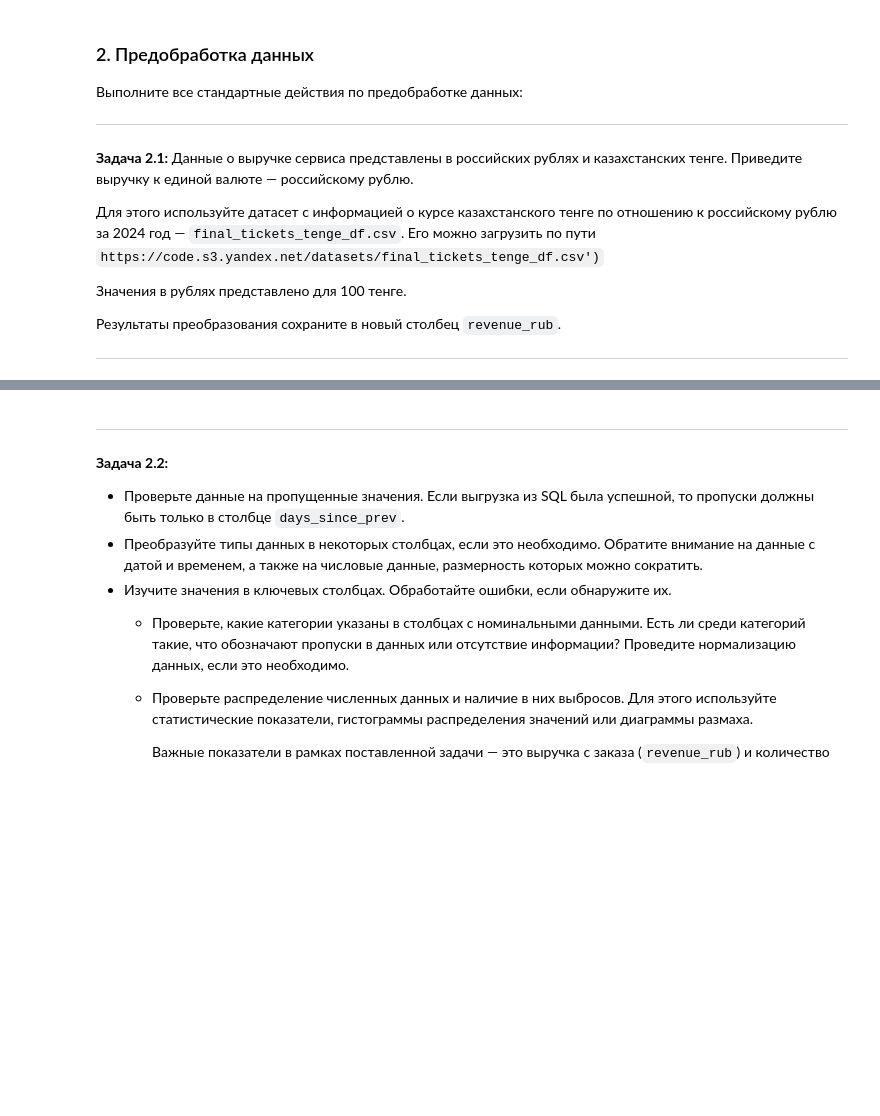
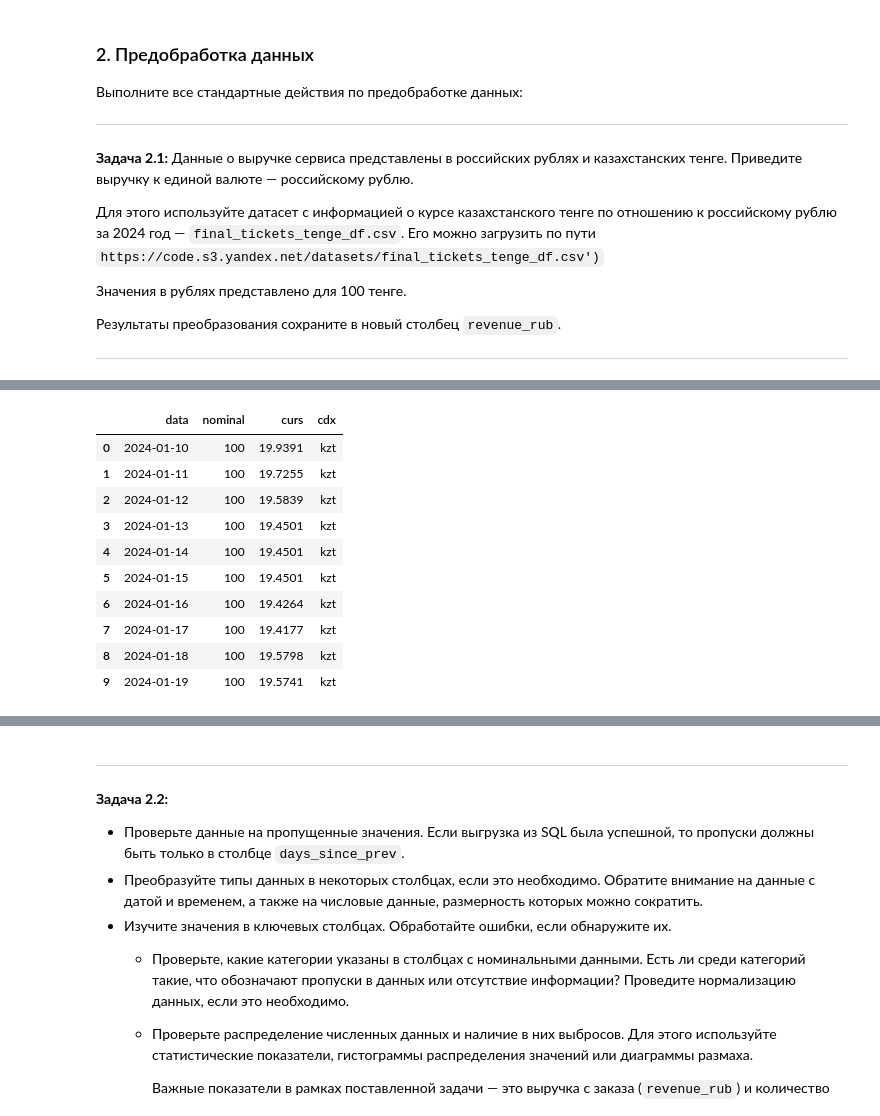
Before and after one commit to mrromanivanov/afisha_yandex_analysis, a Jupyter notebook: afisha_Ivanov_Roman.ipynb, the cells around one changed output, grey strips where cells are left out. Drawn from its saved outputs; the diff is of its cells as text; code cells hidden in the pictures; blank space fills up the shorter version.

```diff
--- a/afisha_Ivanov_Roman.ipynb
+++ b/afisha_Ivanov_Roman.ipynb
@@ -191,3 +276,7 @@ memory usage: 33.3 MB
 Результаты преобразования сохраните в новый столбец `revenue_rub`.
 
 ---
+# %%
+# Получим данные о курсе рубля и тенге
+df_curr_rates = pd.read_csv('https://code.s3.yandex.net/datasets/final_tickets_tenge_df.csv')
+df_curr_rates.info()
@@ -193,0 +295,14 @@ memory usage: 33.3 MB
+# %%
+df_curr_rates.head(10)
+# %% [output]
+|  | data | nominal | curs | cdx |
+| 0 | 2024-01-10 | 100 | 19.9391 | kzt |
+| 1 | 2024-01-11 | 100 | 19.7255 | kzt |
+| 2 | 2024-01-12 | 100 | 19.5839 | kzt |
+| 3 | 2024-01-13 | 100 | 19.4501 | kzt |
+| 4 | 2024-01-14 | 100 | 19.4501 | kzt |
+| 5 | 2024-01-15 | 100 | 19.4501 | kzt |
+| 6 | 2024-01-16 | 100 | 19.4264 | kzt |
+| 7 | 2024-01-17 | 100 | 19.4177 | kzt |
+| 8 | 2024-01-18 | 100 | 19.5798 | kzt |
+| 9 | 2024-01-19 | 100 | 19.5741 | kzt |
```
Also changed, not shown: parts of 16 cells of this notebook.
